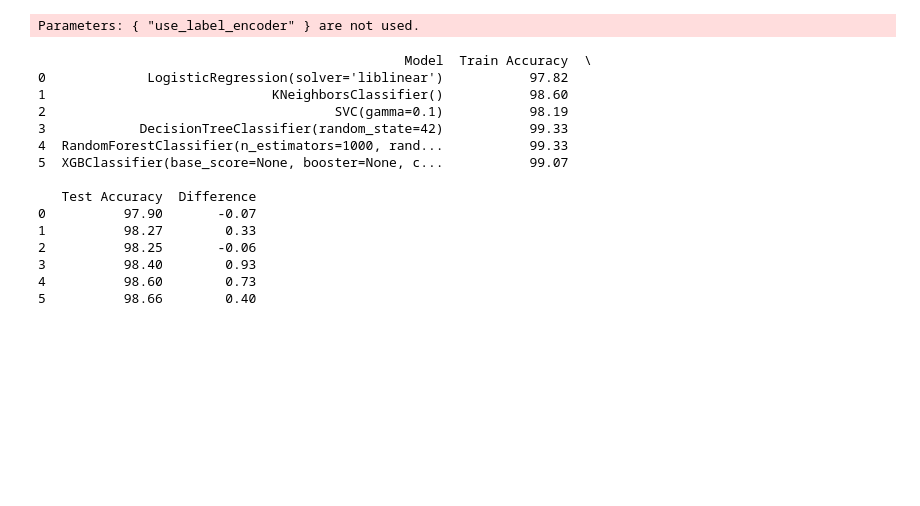
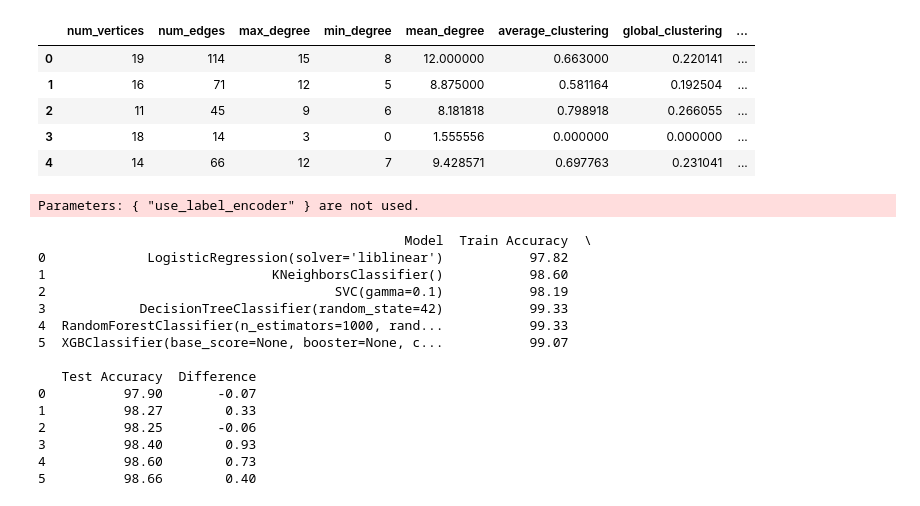
Before and after one commit to FibonAdithya/NetFaCE, a Jupyter notebook: Experiment_notebook.ipynb, the cells around one changed output. Saved outputs shown, nothing was run; the diff lists cells and outputs as text; code cells hidden in the pictures; blank space fills up the shorter version.

Commit message:
Bunch of datasets

```diff
--- a/Experiment_notebook.ipynb
+++ b/Experiment_notebook.ipynb
@@ -17,6 +15,16 @@ NameError: name 'importlib' is not defined
 # %%
 importlib.reload(classification)
 feature_train, feature_test, chordal_train, chordal_test = classification.preprocessing(dataset)
+# %%
+importlib.reload(data_generation)
+data_generation.load_datasets().head()
+# %% [output]
+|  | num_vertices | num_edges | max_degree | min_degree | mean_degree | average_clustering | global_clustering | ... |
+| 0 | 19 | 114 | 15 | 8 | 12.000000 | 0.663000 | 0.220141 | ... |
+| 1 | 16 | 71 | 12 | 5 | 8.875000 | 0.581164 | 0.192504 | ... |
+| 2 | 11 | 45 | 9 | 6 | 8.181818 | 0.798918 | 0.266055 | ... |
+| 3 | 18 | 14 | 3 | 0 | 1.555556 | 0.000000 | 0.000000 | ... |
+| 4 | 14 | 66 | 12 | 7 | 9.428571 | 0.697763 | 0.231041 | ... |
 # %%
 lr_clf = classification.logistic_regression(feature_train, chordal_train, X_test = feature_test, y_test = chordal_test)
 knn_clf = classification.K_nearest_neighbour(feature_train, chordal_train, X_test = feature_test, y_test = chordal_test)
```
Also changed, not shown: parts of 2 cells of this notebook, 6 other files.
